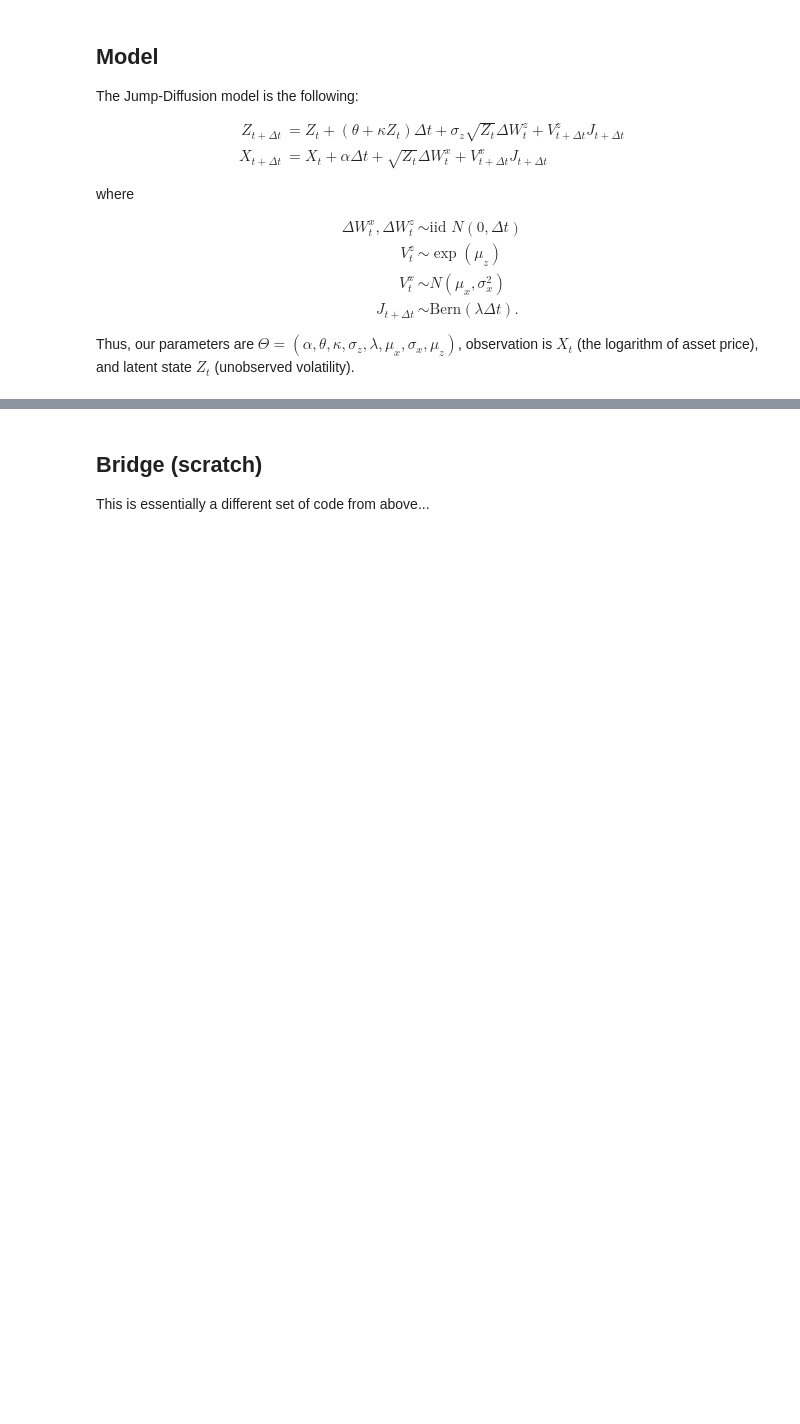
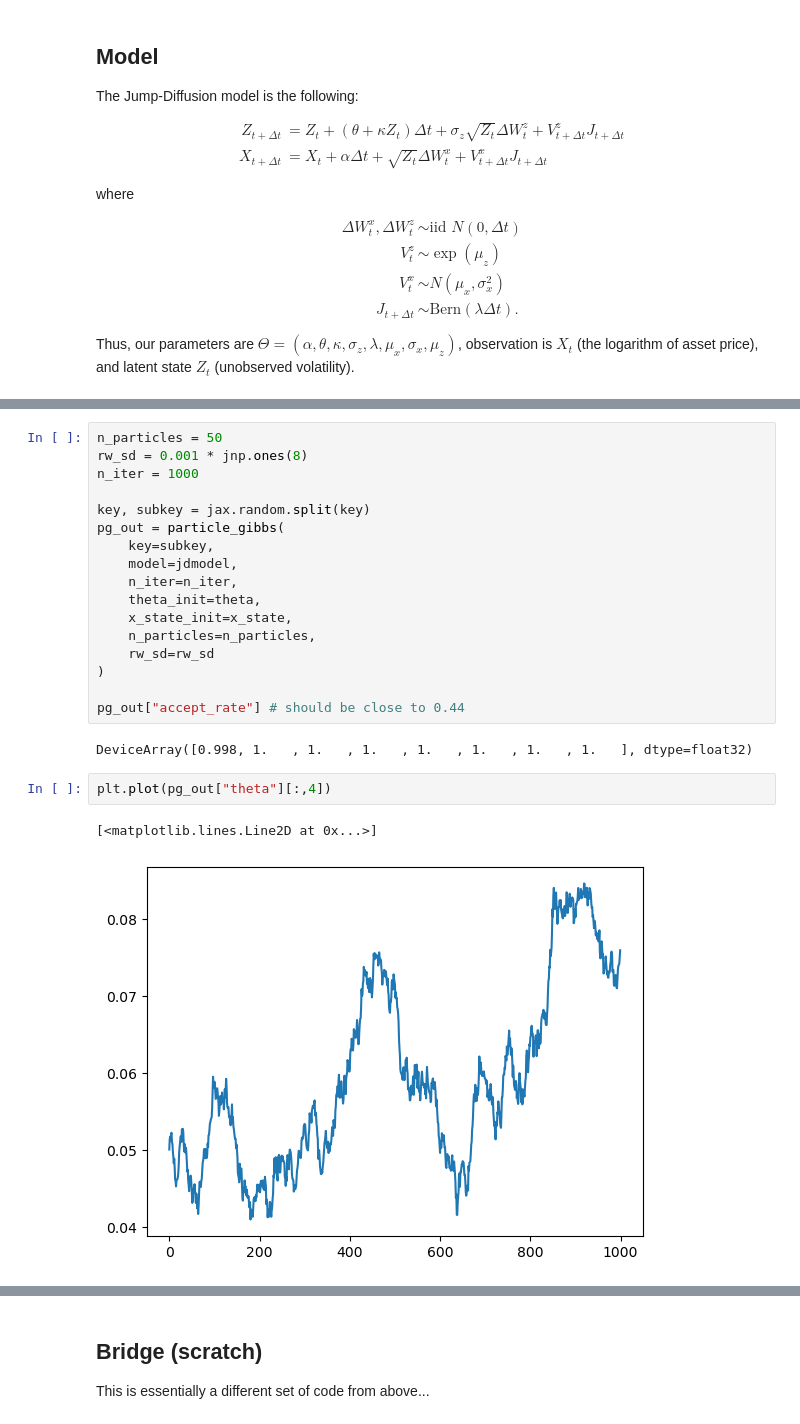
Before and after one commit to mlysy/pfjax, a Jupyter notebook: docs/notebooks/JumpDiff.ipynb, the cells around one changed output, grey strips where cells are left out. Drawn from its saved outputs; the diff is of its cells as text; blank space fills up the shorter version.

```diff
--- a/docs/notebooks/JumpDiff.ipynb
+++ b/docs/notebooks/JumpDiff.ipynb
@@ -328,0 +526,24 @@ plot_particles(x_state, y_meas,
+# %%
+n_particles = 50
+rw_sd = 0.001 * jnp.ones(8)
+n_iter = 1000
+
+key, subkey = jax.random.split(key)
+pg_out = particle_gibbs(
+    key=subkey,
+    model=jdmodel,
+    n_iter=n_iter,
+    theta_init=theta,
+    x_state_init=x_state,
+    n_particles=n_particles,
+    rw_sd=rw_sd
+)
+
+pg_out["accept_rate"] # should be close to 0.44
+# %% [output]
+DeviceArray([0.998, 1.   , 1.   , 1.   , 1.   , 1.   , 1.   , 1.   ], dtype=float32)
+# %%
+plt.plot(pg_out["theta"][:,4])
+# %% [output]
+[<matplotlib.lines.Line2D at 0x...>]
+[figure, added]
```
Also changed, not shown: parts of 26 cells of this notebook.
